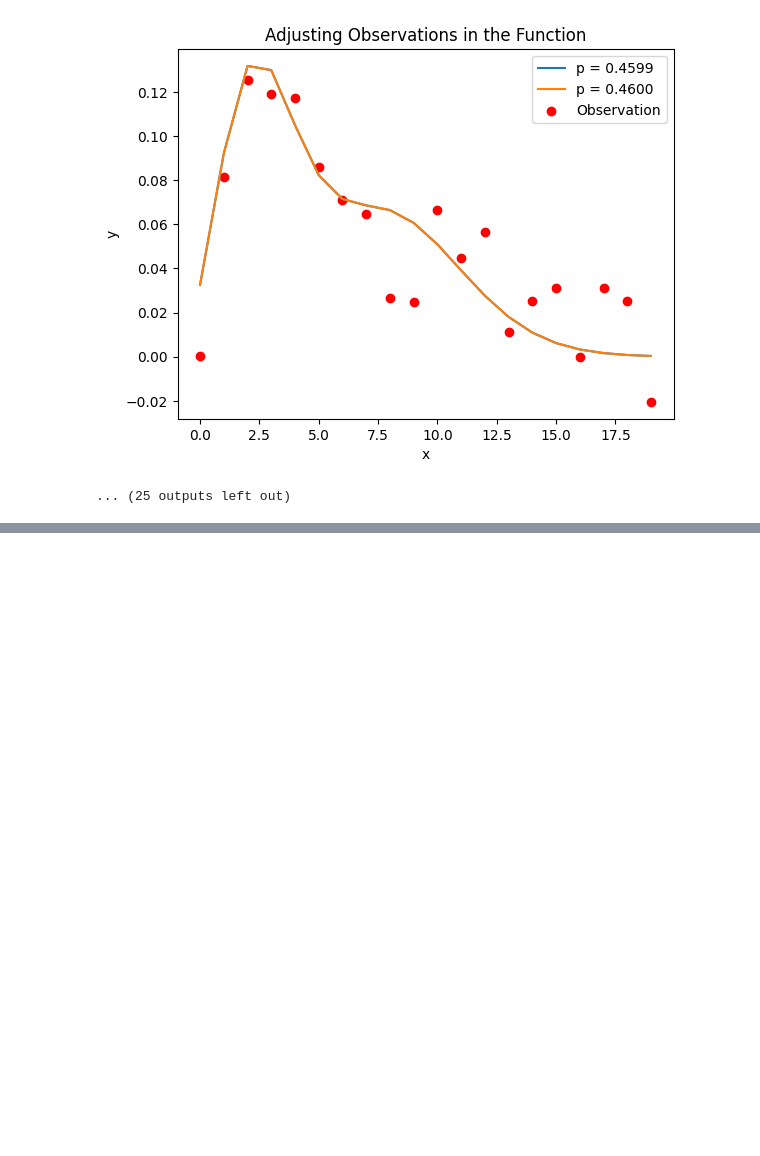
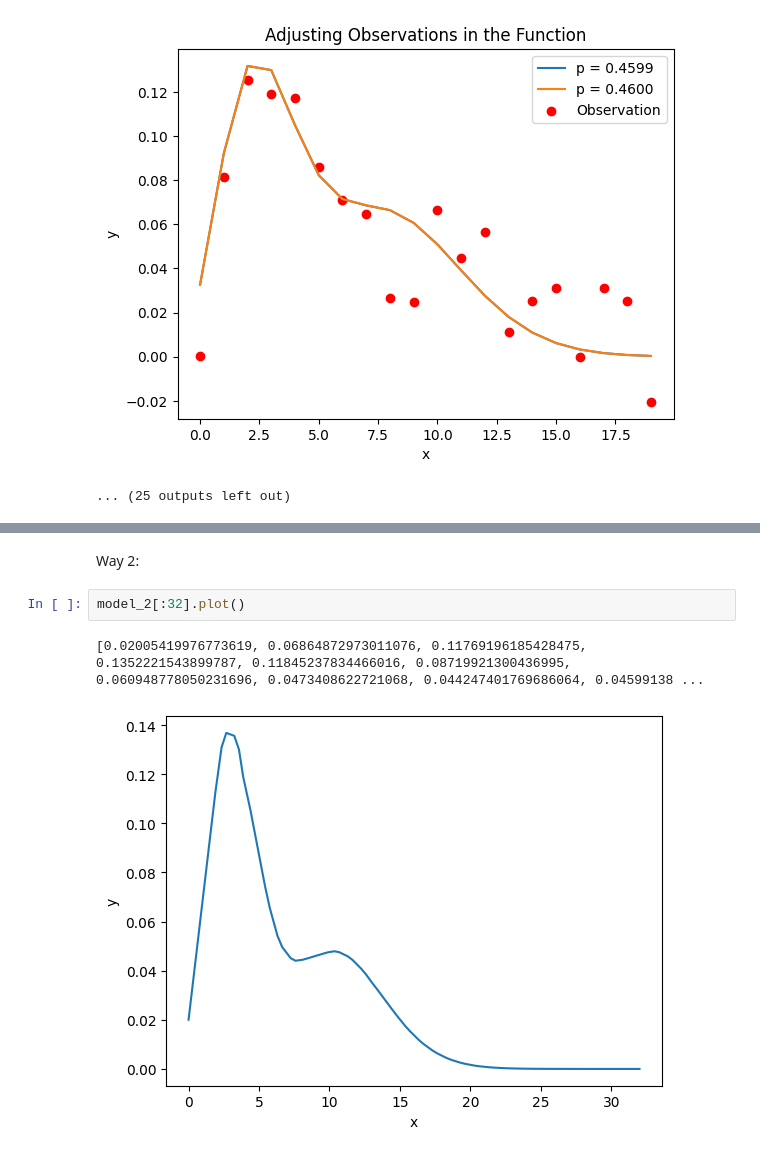
Before and after one commit to IanAguiar-ai/Discrete_Functions_Action_Integration_Hub, a Jupyter notebook: Example/Example_Discrete_Functions_Action_Integration_Hub.ipynb, the cells around one changed output, grey strips where cells are left out. Drawn from its saved outputs; the diff is of its cells as text; blank space fills up the shorter version.

```diff
--- a/Example/Example_Discrete_Functions_Action_Integration_Hub.ipynb
+++ b/Example/Example_Discrete_Functions_Action_Integration_Hub.ipynb
@@ -185,0 +198,7 @@ Finding parameters for the p:
+# %% [markdown]
+Way 2:
+# %%
+model_2[:32].plot()
+# %% [output]
+[0.02005419976773619, 0.06864872973011076, 0.11769196185428475, 0.1352221543899787, 0.11845237834466016, 0.08719921300436995, 0.060948778050231696, 0.0473408622721068, 0.044247401769686064, 0.04599138 ...
+[figure, added]
```
Also changed, not shown: parts of 8 cells of this notebook, 1 other file.
